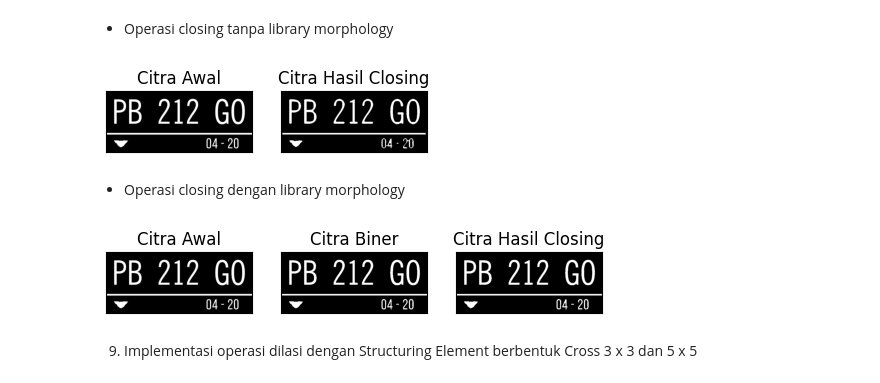
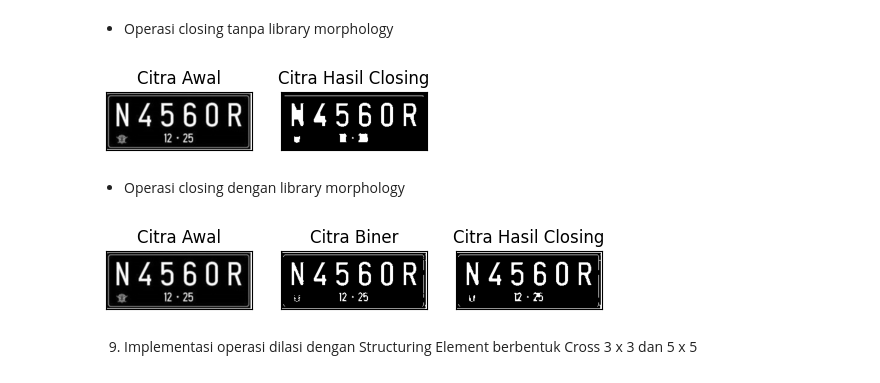
Before and after one commit to YayunEldina/PCVK_Ganjil_2024, a Jupyter notebook: Week9.ipynb, the cells around one changed output. Saved outputs shown, nothing was run; the diff lists cells and outputs as text; code cells hidden in the pictures.

```diff
--- a/Week9.ipynb
+++ b/Week9.ipynb
@@ -136,9 +142,8 @@ plt.show()
 # %% [markdown]
 - Operasi Opening Menggunakan tanpa Library Morphology
 # %%
-img_o= cv2.imread('/content/drive/MyDrive/PCVK_MM/Images/platnomor.jpg',0) #
-reto, thresho = cv2.threshold(img_o, 127, 225,
-cv2.THRESH_BINARY)
+img_o = cv2.imread('/content/drive/MyDrive/PCVK_MM/Images/platnomer.jpg',0)
+reto, thresho = cv2.threshold(img_o, 127, 225, cv2.THRESH_BINARY)
 k=7
 imgO = dilasi_citra(erosi_citra(thresho,k),k)
 plt.subplot(131),plt.imshow(img_o,cmap = 'gray')
@@ -172,27 +176,27 @@ plt.show()
 # %% [markdown]
 - Operasi closing tanpa library morphology
 # %%
-img_c= cv2.imread('/content/drive/MyDrive/PCVK_MM/Images/platnomor.jpg',0)
-retc, threshc = cv2.threshold(img_c, 127, 225,
-cv2.THRESH_BINARY)
+img_c = cv2.imread('/content/drive/MyDrive/PCVK_MM/Images/platnomer.jpg',0)
+retc,threshc = cv2.threshold(img_c, 127, 225, cv2.THRESH_BINARY)
 k=7
-imgC = erosi_citra(dilasi_citra(threshc,k),k)
+imgC = erosi_citra(dilasi_citra(thresho,k),k)
+
 plt.subplot(131),plt.imshow(img_c,cmap = 'gray')
 plt.title('Citra Awal'), plt.xticks([]), plt.yticks([])
 plt.subplot(132),plt.imshow(imgC,cmap = 'gray')
 plt.title('Citra Hasil Closing'), plt.xticks([]),
 plt.yticks([])
 plt.show()
 # %% [output]
-[figure, old version]
+[figure, new version]
 # %% [markdown]
 - Operasi closing dengan library morphology
 # %%
-img = cv2.imread('/content/drive/MyDrive/PCVK_MM/Images/platnomor.jpg',0)
-
+img = cv2.imread('/content/drive/MyDrive/PCVK_MM/Images/platnomer.jpg',0)
 ret, thresh = cv2.threshold(img, 127, 225, cv2.THRESH_BINARY)
 kernel = np.ones((3,3),np.uint8)
 closs = cv2.morphologyEx(thresh,cv2.MORPH_CLOSE, kernel)
+
 plt.subplot(131),plt.imshow(img,cmap = 'gray')
 plt.title('Citra Awal'), plt.xticks([]), plt.yticks([])
 plt.subplot(132),plt.imshow(thresh,cmap = 'gray')
@@ -201,7 +205,7 @@ plt.subplot(133),plt.imshow(closs,cmap = 'gray')
 plt.title('Citra Hasil Closing'), plt.xticks([]), plt.yticks([])
 plt.show()
 # %% [output]
-[figure, old version]
+[figure, new version]
 # %% [markdown]
 9. Implementasi operasi dilasi dengan Structuring Element berbentuk Cross 3 x 3 dan 5 x 5
 # %%
```
Also changed, not shown: parts of 22 cells of this notebook.
